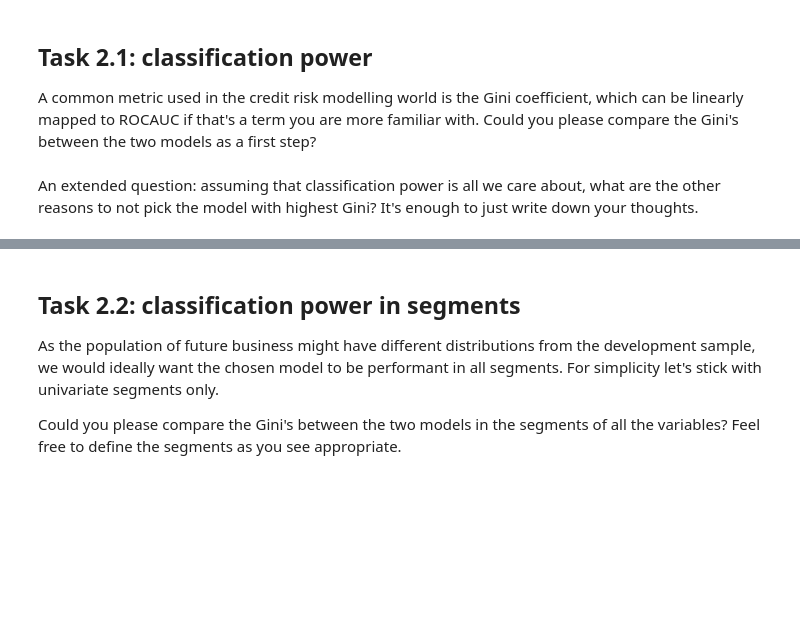
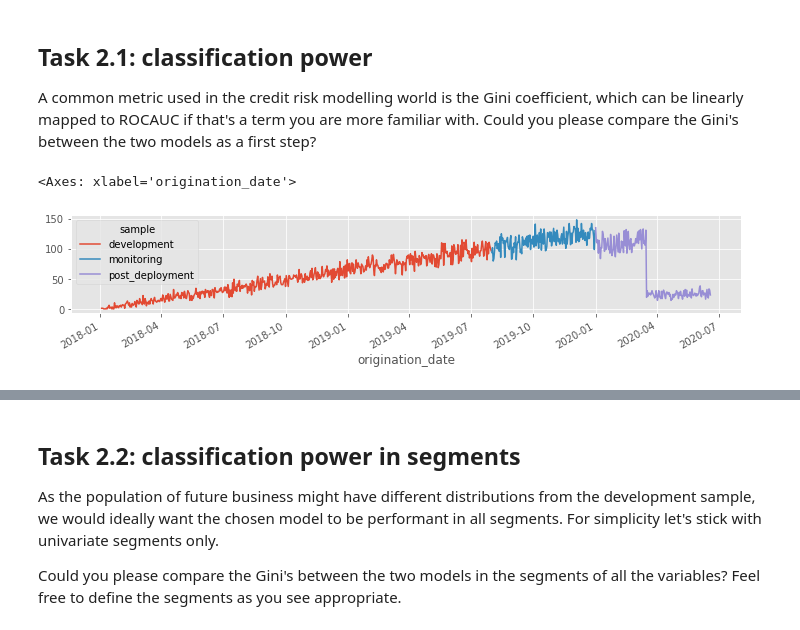
Before and after one commit to FelixHoeschle/m_take_home, a Jupyter notebook: felix_hoschle_take_home.ipynb, the cells around one changed output, grey strips where cells are left out. Drawn from its saved outputs; the diff is of its cells as text; code cells hidden in the pictures; blank space fills up the shorter version.

```diff
--- a/felix_hoschle_take_home.ipynb
+++ b/felix_hoschle_take_home.ipynb
@@ -43,3 +360,10 @@ Although we are proud of our data infrastructure, it's always a good practice to
 In order to understand the performance of a model before it's too late, we also want to monitor the repayment behaviours after the first few repayments.
 
 Could you please create another "early-risk" target *is_bad_3m* which represents whether the customers ever had **2 or more** repayments in arrear at any point of their first three scheduled ones?
+# %%
+# reuse function created when removing Nulls for 12m bad flag
+ap_df = add_xmonth_default_flag(ap_df, mo_df, 3, col_suffix='')
+
+# Compare to 12m, there need to be strictly fewer defaults in 3m than in 12m -> Correct
+print(ap_df['is_bad_3m'].value_counts())
+print(ap_df['is_bad_12m'].value_counts())
@@ -59,5 +392,14 @@ We need to compare their performance and decide which one to use in production.
 ## Task 2.1: classification power
 
 A common metric used in the credit risk modelling world is the Gini coefficient, which can be linearly mapped to ROCAUC if that's a term you are more familiar with. Could you please compare the Gini's between the two models as a first step?
-# %% [markdown]
-An extended question: assuming that classification power is all we care about, what are the other reasons to not pick the model with highest Gini? It's enough to just write down your thoughts.
+# %%
+# Split sample into development, monitoring and post deployment
+ap_df['sample'] = np.where(ap_df['origination_date'] < pd.to_datetime("2019-08-01"), 'development',
+                           np.where(ap_df['origination_date'] < pd.to_datetime("2020-01-01"), 'monitoring',
+                           'post_deployment'))
+
+# Confirm visually that the split worked
+ap_df.groupby(['sample', 'origination_date']).size().unstack('sample').plot(figsize=(12,2))
+# %% [output]
+<Axes: xlabel='origination_date'>
+[figure, added]
```
Also changed, not shown: parts of 45 cells of this notebook.
